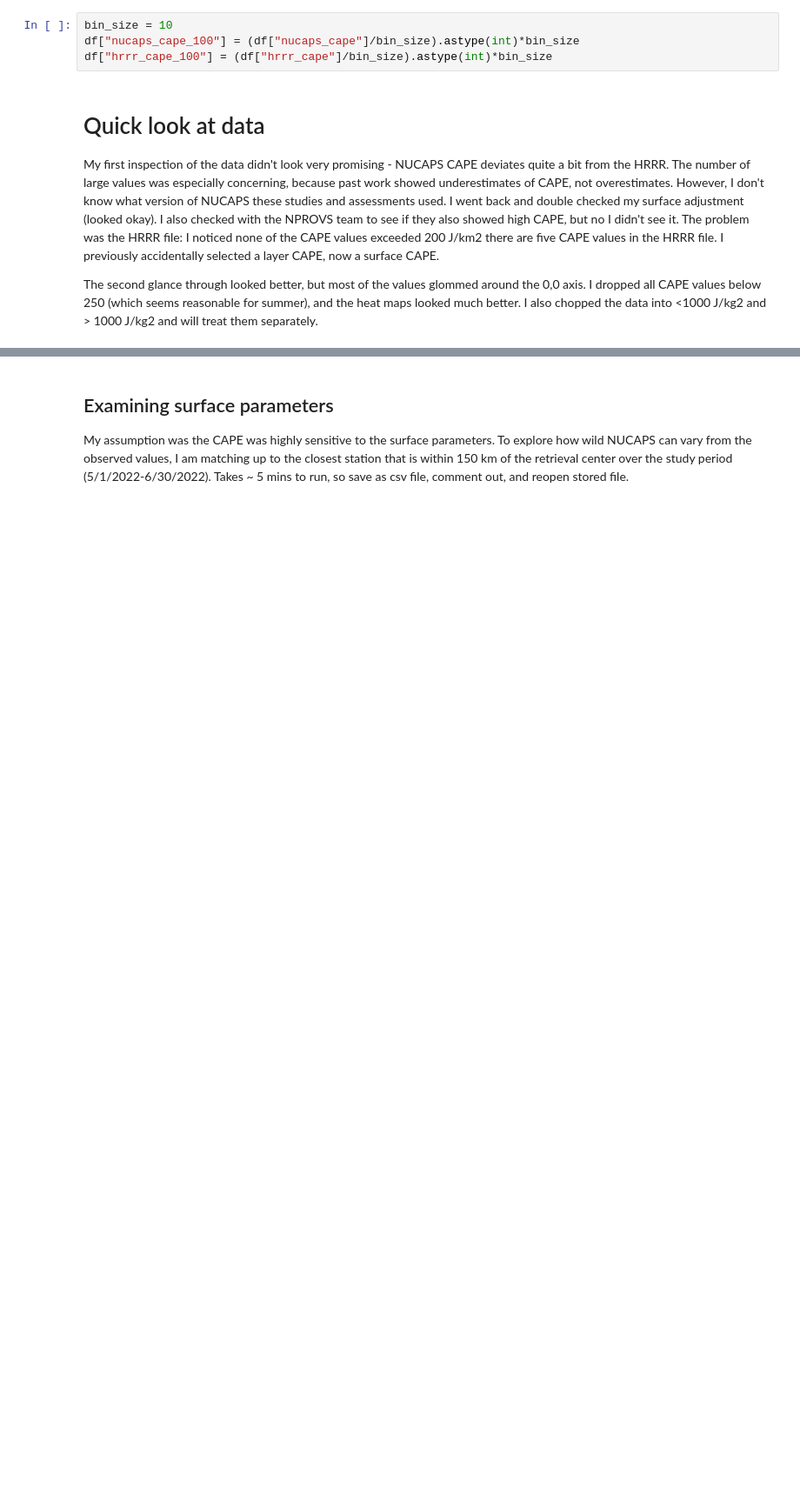
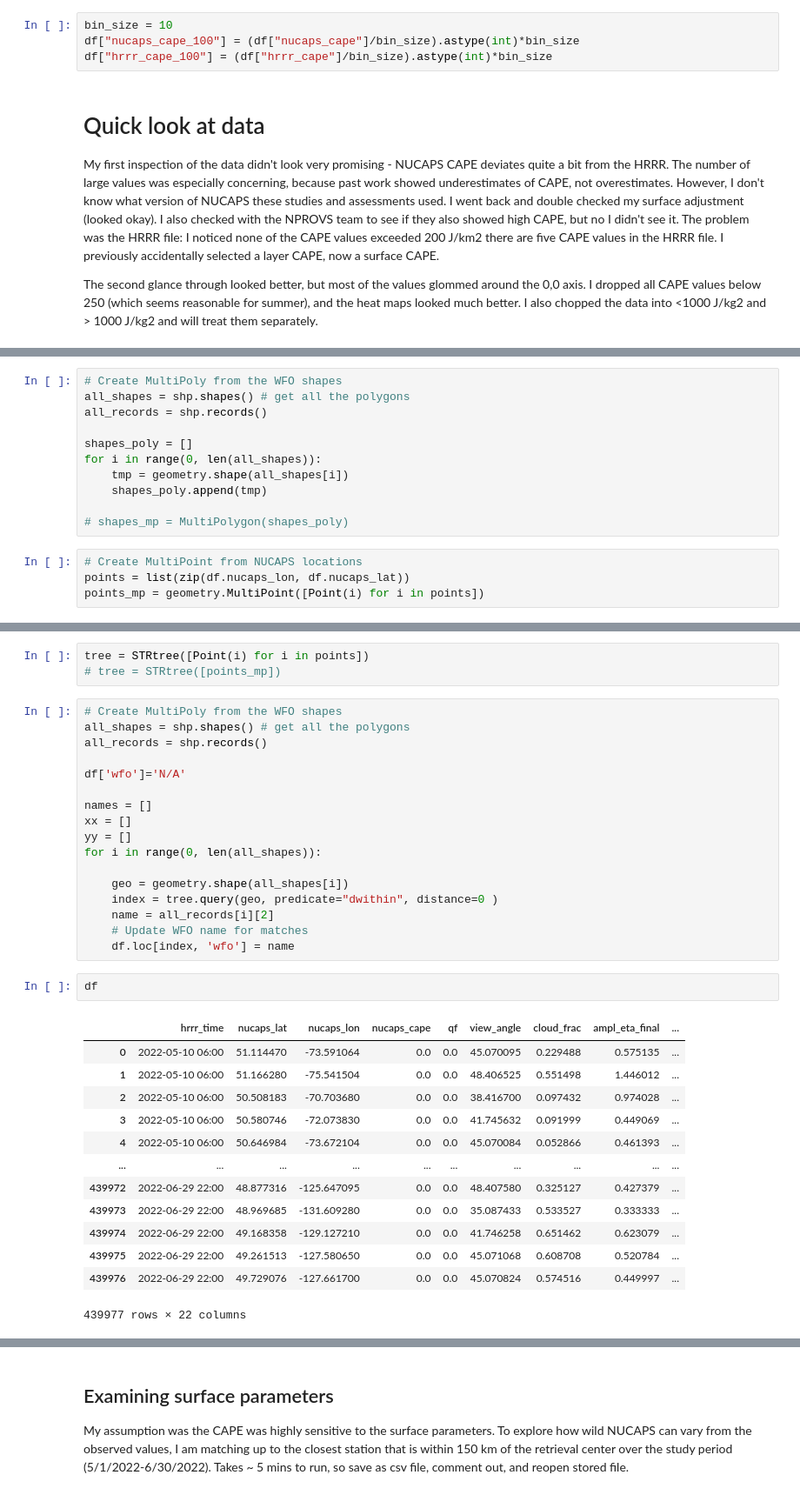
Before and after one commit to NUCAPS/global_stability_params, a Jupyter notebook: analysis.ipynb, the cells around one changed output, grey strips where cells are left out. Shown: that part at 87% size. Drawn from its saved outputs; the diff is of its cells as text; blank space fills up the shorter version.

```diff
--- a/analysis.ipynb
+++ b/analysis.ipynb
@@ -132,0 +256,15 @@ plt.show()
+# %%
+# Create MultiPoly from the WFO shapes
+all_shapes = shp.shapes() # get all the polygons
+all_records = shp.records()
+
+shapes_poly = []
+for i in range(0, len(all_shapes)):
+    tmp = geometry.shape(all_shapes[i])
+    shapes_poly.append(tmp)
+
+# shapes_mp = MultiPolygon(shapes_poly)
+# %%
+# Create MultiPoint from NUCAPS locations
+points = list(zip(df.nucaps_lon, df.nucaps_lat))
+points_mp = geometry.MultiPoint([Point(i) for i in points])
@@ -132,0 +275,36 @@ plt.show()
+# %%
+tree = STRtree([Point(i) for i in points])
+# tree = STRtree([points_mp])
+# %%
+# Create MultiPoly from the WFO shapes
+all_shapes = shp.shapes() # get all the polygons
+all_records = shp.records()
+
+df['wfo']='N/A'
+
+names = []
+xx = []
+yy = []
+for i in range(0, len(all_shapes)):
+
+    geo = geometry.shape(all_shapes[i])
+    index = tree.query(geo, predicate="dwithin", distance=0 )
+    name = all_records[i][2]
+    # Update WFO name for matches
+    df.loc[index, 'wfo'] = name
+# %%
+df
+# %% [output]
+|  | hrrr_time | nucaps_lat | nucaps_lon | nucaps_cape | qf | view_angle | cloud_frac | ampl_eta_final | ... |
+| 0 | 2022-05-10 06:00 | 51.114470 | -73.591064 | 0.0 | 0.0 | 45.070095 | 0.229488 | 0.575135 | ... |
+| 1 | 2022-05-10 06:00 | 51.166280 | -75.541504 | 0.0 | 0.0 | 48.406525 | 0.551498 | 1.446012 | ... |
+| 2 | 2022-05-10 06:00 | 50.508183 | -70.703680 | 0.0 | 0.0 | 38.416700 | 0.097432 | 0.974028 | ... |
+| 3 | 2022-05-10 06:00 | 50.580746 | -72.073830 | 0.0 | 0.0 | 41.745632 | 0.091999 | 0.449069 | ... |
+| 4 | 2022-05-10 06:00 | 50.646984 | -73.672104 | 0.0 | 0.0 | 45.070084 | 0.052866 | 0.461393 | ... |
+| ... | ... | ... | ... | ... | ... | ... | ... | ... | ... |
+| 439972 | 2022-06-29 22:00 | 48.877316 | -125.647095 | 0.0 | 0.0 | 48.407580 | 0.325127 | 0.427379 | ... |
+| 439973 | 2022-06-29 22:00 | 48.969685 | -131.609280 | 0.0 | 0.0 | 35.087433 | 0.533527 | 0.333333 | ... |
+| 439974 | 2022-06-29 22:00 | 49.168358 | -129.127210 | 0.0 | 0.0 | 41.746258 | 0.651462 | 0.623079 | ... |
+| 439975 | 2022-06-29 22:00 | 49.261513 | -127.580650 | 0.0 | 0.0 | 45.071068 | 0.608708 | 0.520784 | ... |
+| 439976 | 2022-06-29 22:00 | 49.729076 | -127.661700 | 0.0 | 0.0 | 45.070824 | 0.574516 | 0.449997 | ... |
+439977 rows × 22 columns
```
Also changed, not shown: parts of 45 cells of this notebook.
